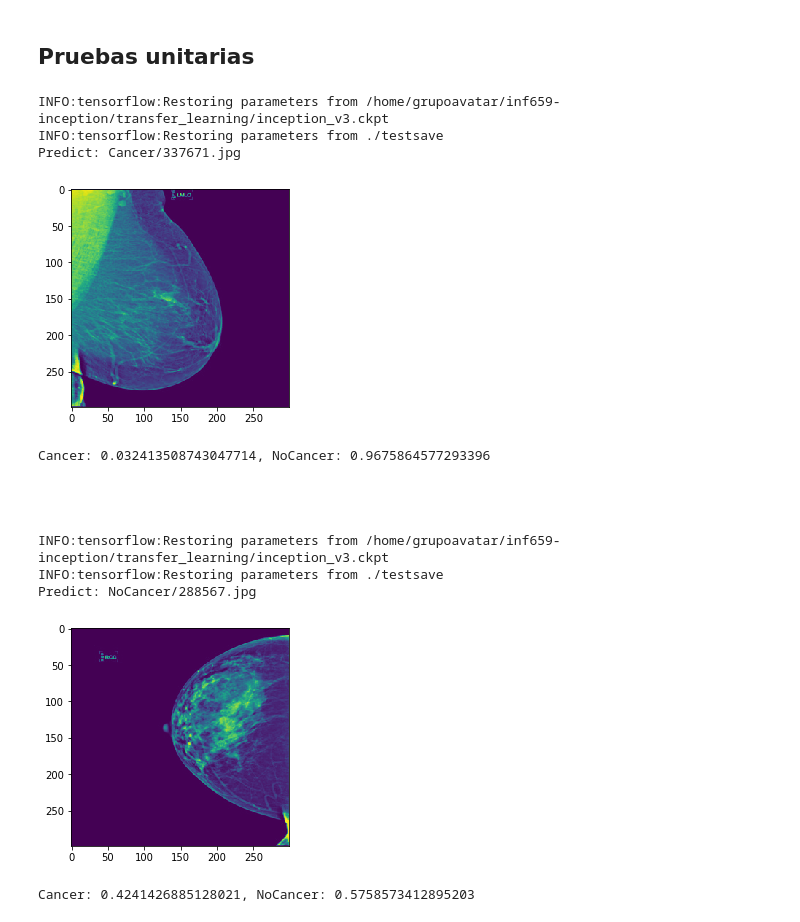
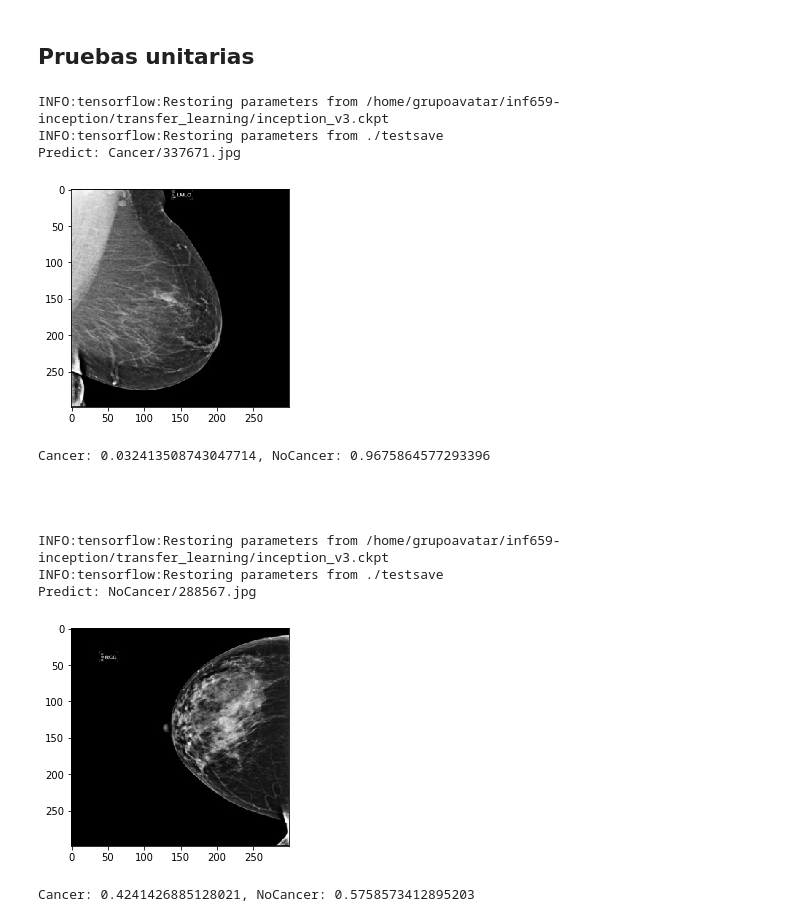
Before and after one commit to chrifer7/inf659-inception, a Jupyter notebook: transfer_learning/dm-challenge.ipynb, the cells around one changed output. Saved outputs shown, nothing was run; the diff lists cells and outputs as text; code cells hidden in the pictures.

```diff
--- a/transfer_learning/dm-challenge.ipynb
+++ b/transfer_learning/dm-challenge.ipynb
@@ -384,7 +384,7 @@ def getvector(imagedir, is_training = False, image_type = 'jpg', plot_image = Fa
     image_size = v3.inception_v3.default_image_size
 
     url = "http://download.tensorflow.org/models/inception_v3_2016_08_28.tar.gz"
-    checkpoints_dir = os.getcwd()
+    checkpoints_dir = os.getcwd() + '/model'
 
     if not tf.gfile.Exists(checkpoints_dir + '/inception_v3.ckpt'):
         dataset_utils.download_and_uncompress_tarball(url, checkpoints_dir)
@@ -609,7 +609,7 @@ with tf.Session() as sess:
     batch_count = int(math.ceil(len(train_inputs)/batch_size))
 
     for epoch_i in range(epochs):
-        batches_pbar = tqdm(range(batch_count), desc='Epoch {:>2}/{}'.format(epoch_i+1, epochs), unit='batches')
+        batches_pbar = tqdm(range(batch_count), desc='Epoch {:>2}/{} '.format(epoch_i+1, epochs), unit='batches')
         # The training cycle
         for batch_i in batches_pbar:
             # Get a batch of training features and labels
@@ -627,7 +627,7 @@ with tf.Session() as sess:
         print("After epoch {}, Loss: {}, Accuracy: {}".format(epoch_i+1, val_loss, val_accuracy))
 
     g = tf.get_default_graph()
-    saver.save(sess, './testsave')
+    saver.save(sess, './data/dm-challenge')
 # %% [output]
 After epoch 1, Loss: 87.23246765136719, Accuracy: 0.5
 After epoch 2, Loss: 37.01490020751953, Accuracy: 0.5
@@ -697,35 +697,35 @@ def predict(prediction, file_name = ''):
     #    image_label = [[0, 1]]
 
     with tf.Session() as sess:
-        new_saver = tf.train.import_meta_graph('testsave.meta')
+        new_saver = tf.train.import_meta_graph('./data/dm-challenge')
         new_saver.restore(sess, tf.train.latest_checkpoint('./'))
 
         pred = sess.run(prediction, feed_dict={inputs: image_input})
 
         return pred
 # %%
-import matplotlib.pyplot as plt
-import matplotlib.image as mpimg
+#import matplotlib.pyplot as plt
+#import matplotlib.image as mpimg
 
 pred = predict(prediction, 'data/DM Images/validation/Cancer/337671.jpg')
 print('Predict: Cancer/337671.jpg\n', )
 img=mpimg.imread('data/DM Images/validation/Cancer/337671.jpg')
-imgplot = plt.imshow(img)
+imgplot = plt.imshow(img, cmap="gray")
 plt.show()
 print ('Cancer: {}, NoCancer: {}'.format(pred[0][0], pred[0][1]))
 print('\n\n\n')
 
 pred = predict(prediction, 'data/DM Images/validation/NoCancer/288567.jpg')
 print('Predict: NoCancer/288567.jpg\n', )
 img=mpimg.imread('data/DM Images/validation/NoCancer/288567.jpg')
-imgplot = plt.imshow(img)
+imgplot = plt.imshow(img, cmap="gray")
 plt.show()
 print ('Cancer: {}, NoCancer: {}'.format(pred[0][0], pred[0][1]))
 # %% [output]
 INFO:tensorflow:Restoring parameters from /home/grupoavatar/inf659-inception/transfer_learning/inception_v3.ckpt
 INFO:tensorflow:Restoring parameters from ./testsave
 Predict: Cancer/337671.jpg
-[figure, old version]
+[figure, new version]
 Cancer: 0.032413508743047714, NoCancer: 0.9675864577293396
 
 
@@ -734,5 +734,5 @@ Cancer: 0.032413508743047714, NoCancer: 0.9675864577293396
 INFO:tensorflow:Restoring parameters from /home/grupoavatar/inf659-inception/transfer_learning/inception_v3.ckpt
 INFO:tensorflow:Restoring parameters from ./testsave
 Predict: NoCancer/288567.jpg
-[figure, old version]
+[figure, new version]
 Cancer: 0.4241426885128021, NoCancer: 0.5758573412895203
```
